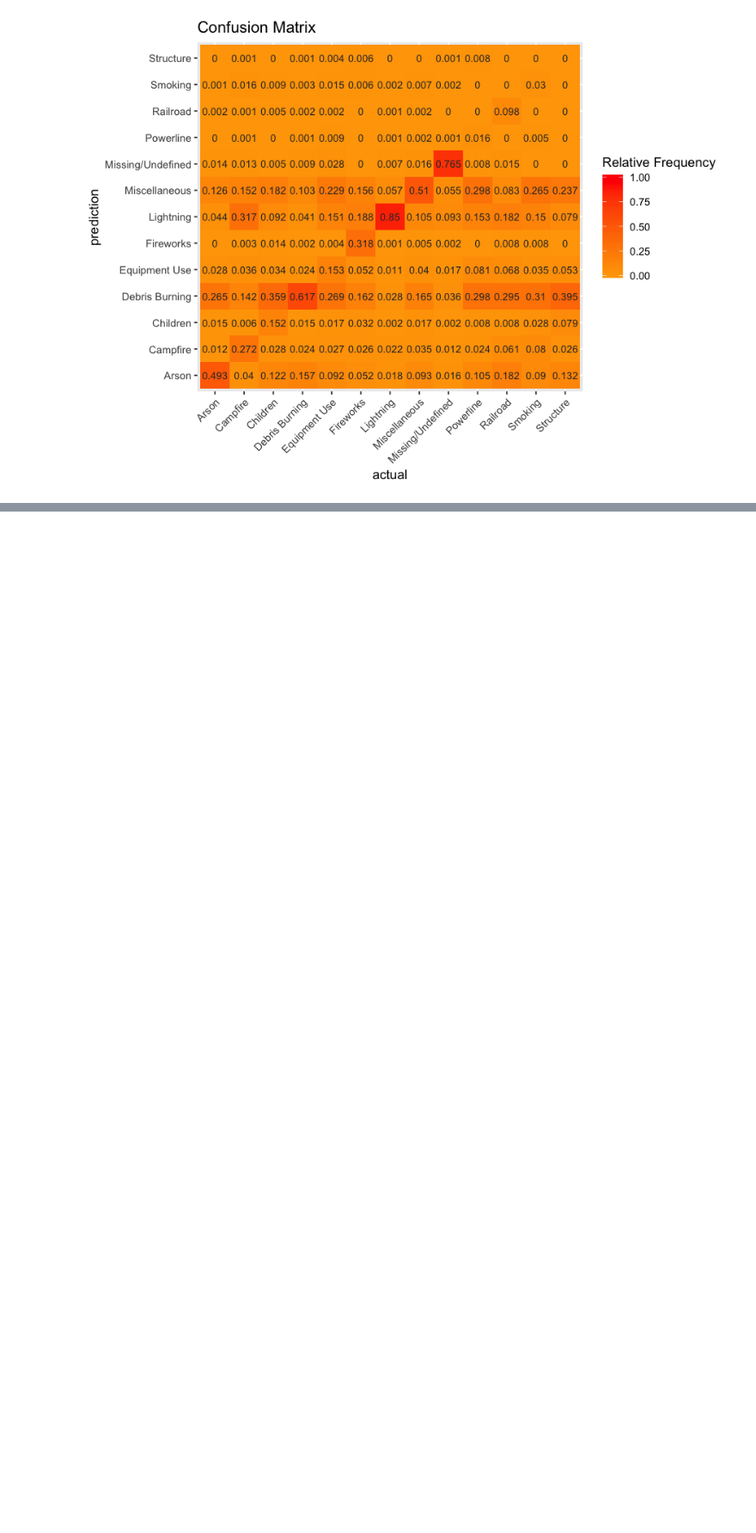
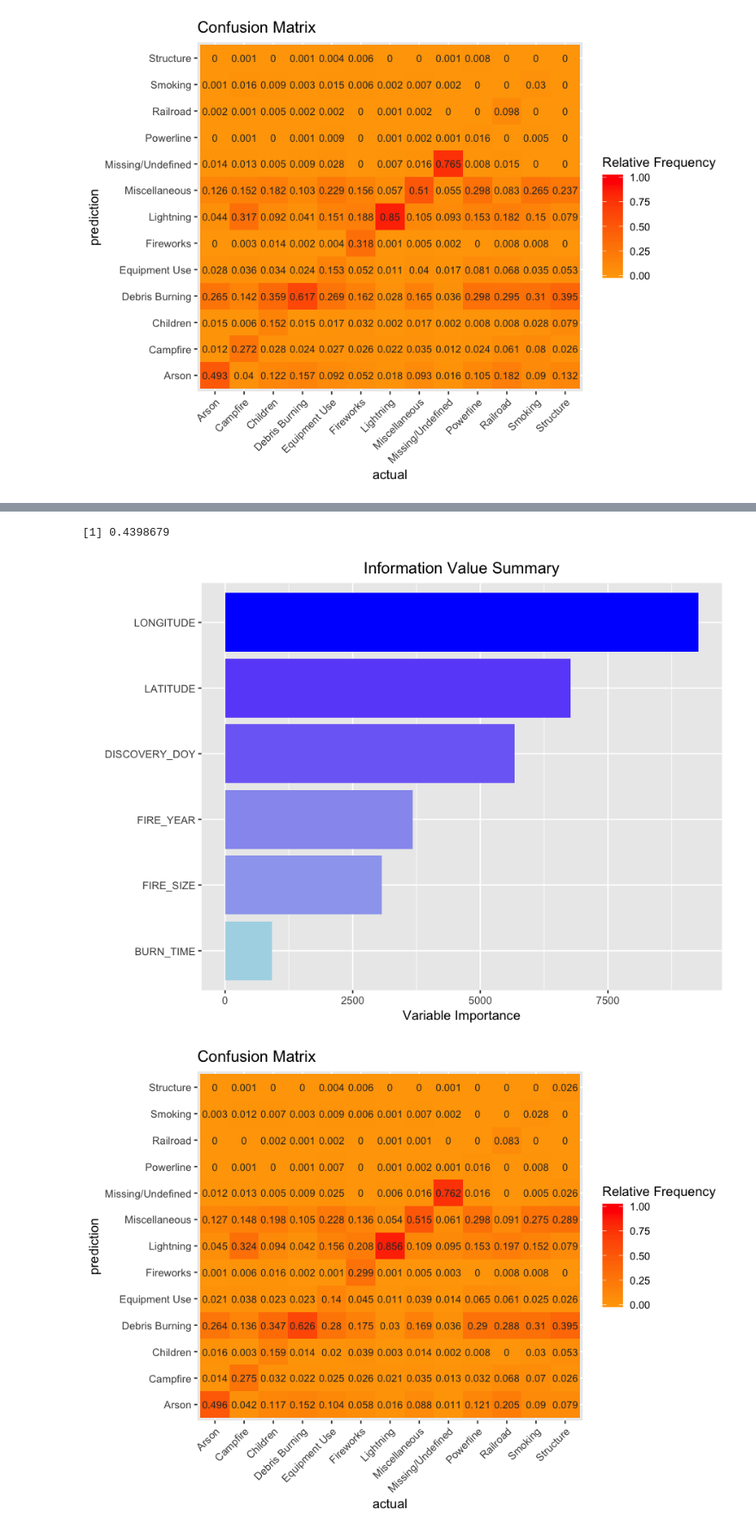
Before and after one commit to andrewdnolan/US_WildFires, a Jupyter notebook: FIRES_REPORT.ipynb, the cells around one changed output, grey strips where cells are left out. Shown at 86% size. Drawn from its saved outputs; the diff is of its cells as text; code cells hidden in the pictures; blank space fills up the shorter version.

```diff
--- a/FIRES_REPORT.ipynb
+++ b/FIRES_REPORT.ipynb
@@ -285,0 +320,15 @@ rf_pred %>% count(STAT_CAUSE_DESCR, EstCODE) %>% spread(STAT_CAUSE_DESCR,n) %>%
+# %%
+rand_for_fit <- randomForest(STAT_CAUSE_DESCR ~., data = train_set15, mtry = 4)
+
+importance_plot(fit = rand_for_fit, dataset = train_set15, response = 'STAT_CAUSE_DESCR')
+
+rand_for_pred <- test_set15 %>% mutate(EstCODE = predict(rand_for_fit, test_set15, type = 'class'))
+
+#Calculate the test error rate
+mean(test_set15$STAT_CAUSE_DESCR != rand_for_pred$EstCODE)
+
+confusion_matrix(validation = rand_for_pred$STAT_CAUSE_DESCR, predicted = rand_for_pred$EstCODE )
+# %% [output]
+[1] 0.4398679
+[figure, added]
+[figure, added]
```
Also changed, not shown: parts of 22 cells of this notebook, 1 other file.
